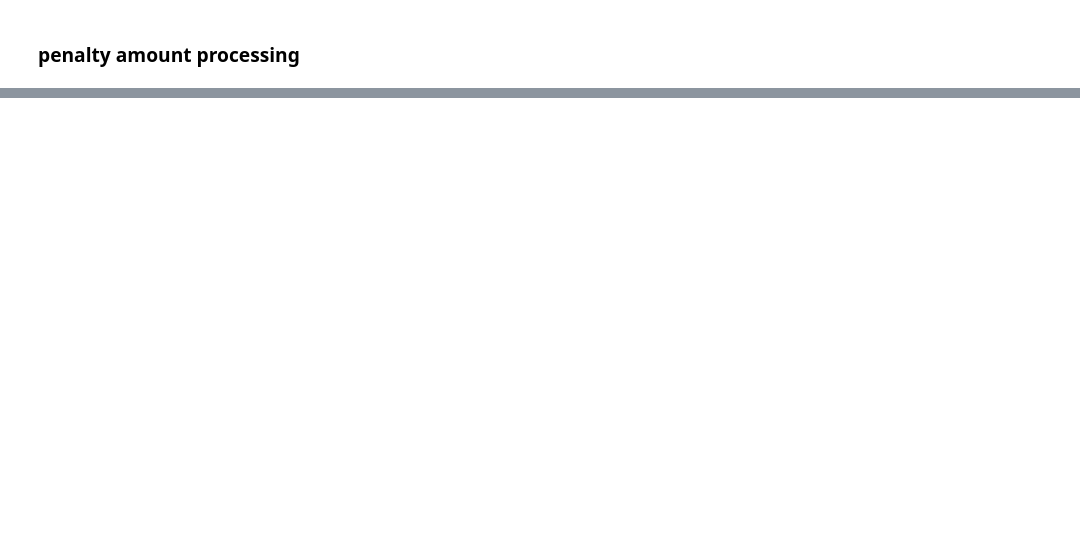
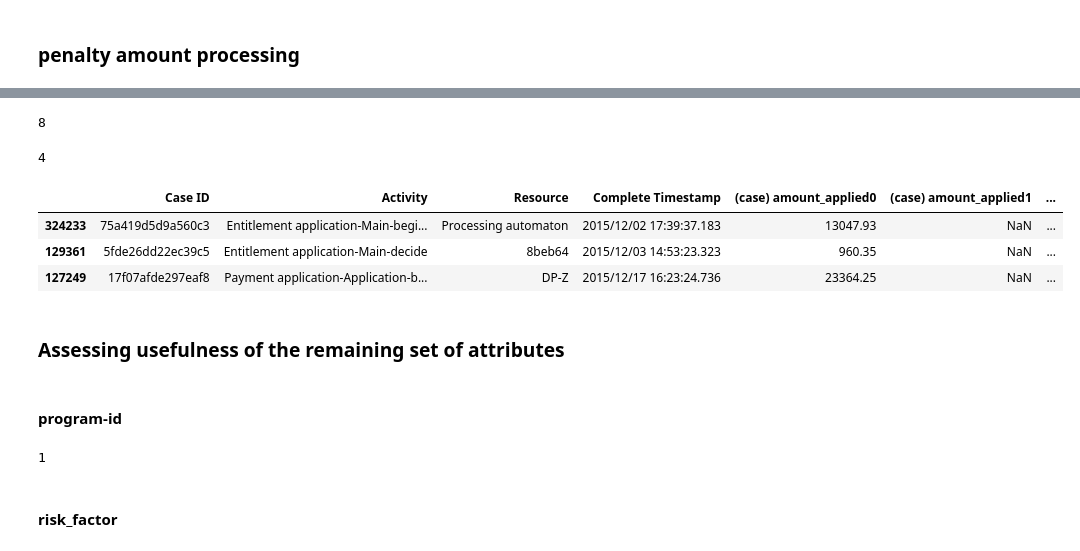
Before and after one commit to akbokha/EAGF-BPI2018, a Jupyter notebook: undesired_outcomes/pre_pred_processing.ipynb, the cells around one changed output, grey strips where cells are left out. Drawn from its saved outputs; the diff is of its cells as text; code cells hidden in the pictures; blank space fills up the shorter version.

Commit message:
finished the general pre modeling processing

```diff
--- a/undesired_outcomes/pre_pred_processing.ipynb
+++ b/undesired_outcomes/pre_pred_processing.ipynb
@@ -235,0 +269,31 @@ elog['penalty amount corrected'] = np.where(elog['final penalty amount'] >= 0, T
+# %%
+elog['num_penalty_reasons'] = elog.apply(count_penalty_reasons, axis=1)
+# %%
+elog['num_severe_penalties'] = elog.apply(count_severe_penalties, axis=1)
+# %%
+len(set(elog['num_penalty_reasons']))
+# %% [output]
+8
+# %%
+len(set(elog['num_severe_penalties']))
+# %% [output]
+4
+# %%
+elog['penalty applied'] = np.where(elog['num_penalty_reasons'] > 0, True, False)
+# %%
+elog['severe penalty applied'] = np.where(elog['num_severe_penalties'] > 0, True, False)
+# %%
+elog.sample(3)
+# %% [output]
+|  | Case ID | Activity | Resource | Complete Timestamp | (case) amount_applied0 | (case) amount_applied1 | ... |
+| 324233 | 75a419d5d9a560c3 | Entitlement application-Main-begi... | Processing automaton | 2015/12/02 17:39:37.183 | 13047.93 | NaN | ... |
+| 129361 | 5fde26dd22ec39c5 | Entitlement application-Main-decide | 8beb64 | 2015/12/03 14:53:23.323 | 960.35 | NaN | ... |
+| 127249 | 17f07afde297eaf8 | Payment application-Application-b... | DP-Z | 2015/12/17 16:23:24.736 | 23364.25 | NaN | ... |
+# %% [markdown]
+### Assessing usefulness of the remaining set of attributes
+# %% [markdown]
+#### program-id
+# %%
+len(set(elog['(case) program-id']))
+# %% [output]
+1
@@ -235,0 +302,2 @@ elog['penalty amount corrected'] = np.where(elog['final penalty amount'] >= 0, T
+# %% [markdown]
+#### risk_factor
```
Also changed, not shown: parts of 41 cells of this notebook.
